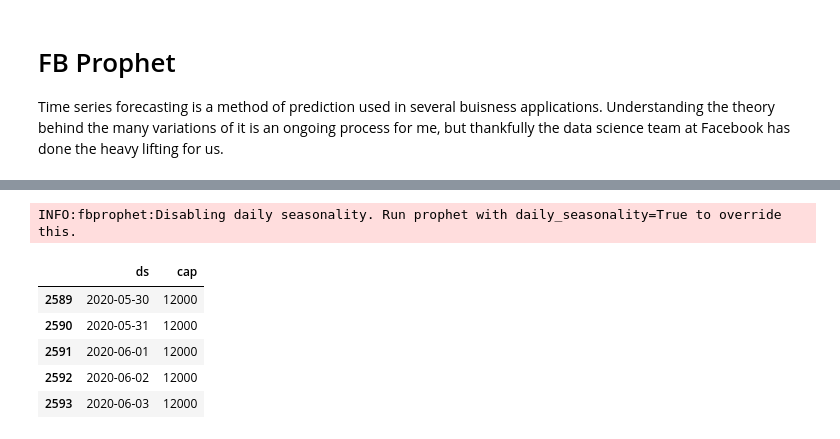
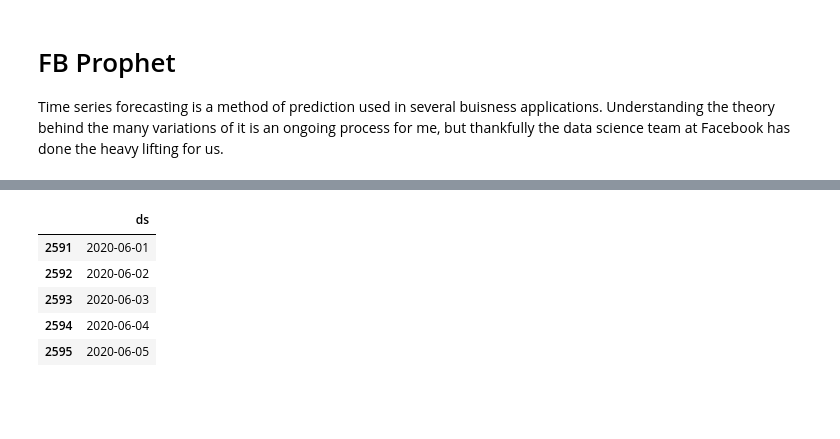
Before and after one commit to Viraj-Joshi/BitCoin-Price-Predictor, a Jupyter notebook: Bitcoin Price Predictor.ipynb, the cells around one changed output, grey strips where cells are left out. Drawn from its saved outputs; the diff is of its cells as text; code cells hidden in the pictures; blank space fills up the shorter version.

Commit message:
Optimizing FB Prophet
30% error at start of horizon; will lower with seasonality mode, Fourier Order, and prior scale

```diff
--- a/Bitcoin Price Predictor.ipynb
+++ b/Bitcoin Price Predictor.ipynb
@@ -559,17 +563,20 @@ We do not choose a logistic growth trend model because there is no carrying capa
 # %%
 
-df['cap'] =12000;
-m = Prophet(growth='logistic')
+# df['cap'] =12000;
+m = Prophet(growth='linear',seasonality_mode='multiplicative',
+            daily_seasonality=False,weekly_seasonality=False,yearly_seasonality=False,)
+    .add_seasonality(name = 'quarterly',
+                    period = 93.3125,
+                    fourier_order = 15)
 m.fit(df)
 
 future = m.make_future_dataframe(periods=365)
-future['cap'] = 12000
+# future['cap'] = 12000
 future.tail()
 # %% [output]
-INFO:fbprophet:Disabling daily seasonality. Run prophet with daily_seasonality=True to override this.
-|  | ds | cap |
-| 2589 | 2020-05-30 | 12000 |
-| 2590 | 2020-05-31 | 12000 |
-| 2591 | 2020-06-01 | 12000 |
-| 2592 | 2020-06-02 | 12000 |
-| 2593 | 2020-06-03 | 12000 |
+|  | ds |
+| 2591 | 2020-06-01 |
+| 2592 | 2020-06-02 |
+| 2593 | 2020-06-03 |
+| 2594 | 2020-06-04 |
+| 2595 | 2020-06-05 |
```
Also changed, not shown: parts of 10 cells of this notebook.
